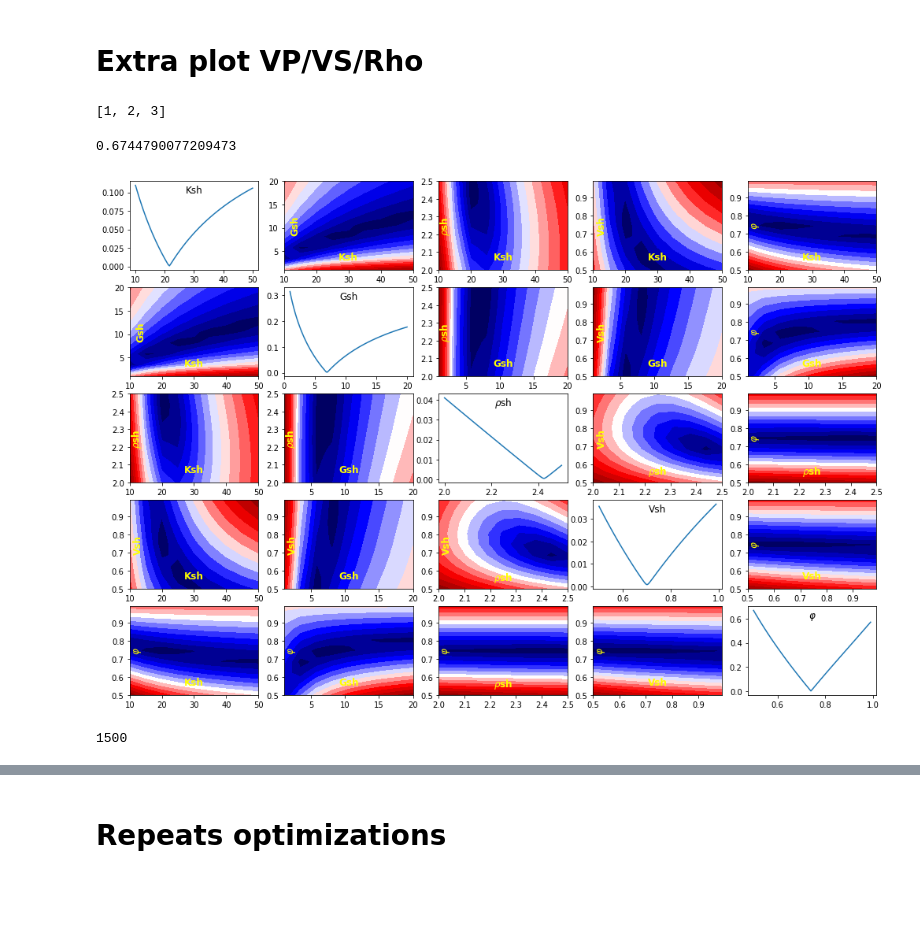
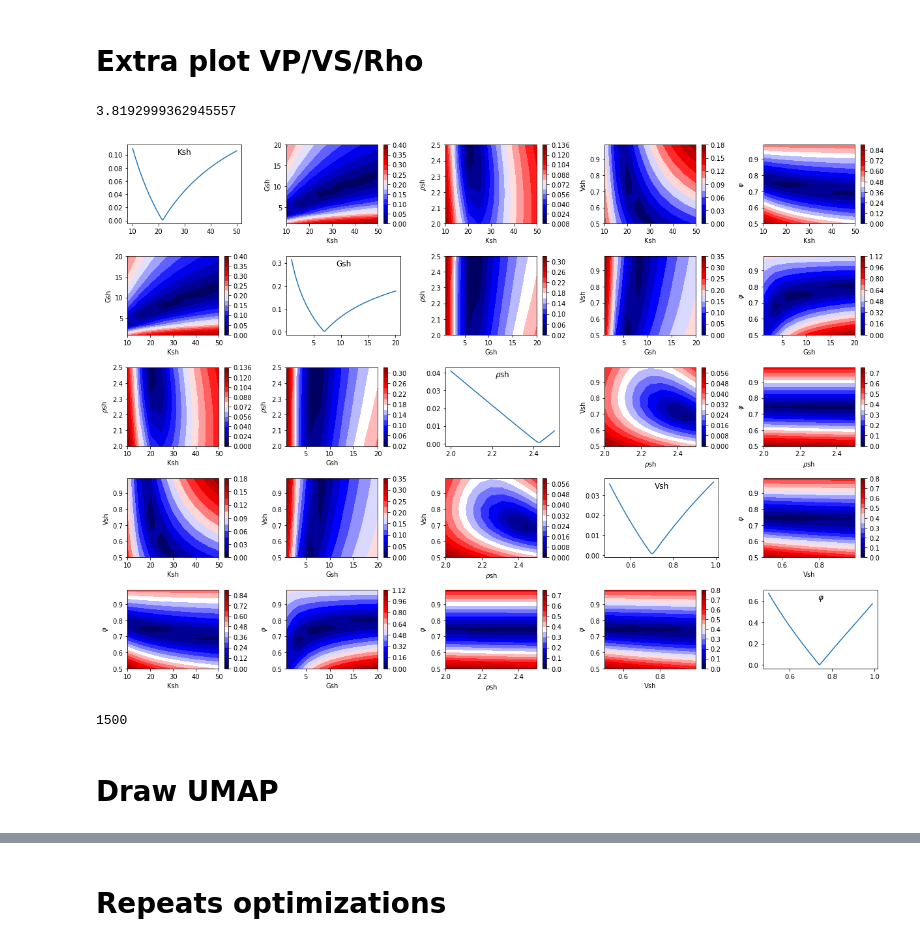
Before and after one commit to pnkrtm/rpsi, a Jupyter notebook: notebooks/white_sea_simple.ipynb, the cells around one changed output, grey strips where cells are left out. Drawn from its saved outputs; the diff is of its cells as text; code cells hidden in the pictures; blank space fills up the shorter version.

```diff
--- a/notebooks/white_sea_simple.ipynb
+++ b/notebooks/white_sea_simple.ipynb
@@ -100,7 +100,7 @@ def plot_2D_err(forward_params, nvals, ncontous=10, points=None, fig=None, ax=No
         fig, ax = plt.subplots()
 
     im = ax.contourf(X, Y, Z, ncontous, cmap='seismic')
-#     fig.colorbar(im, ax=ax)
+    fig.colorbar(im, ax=ax)
 
     if points is not None:
         ax.plot(points[0], points[1], marker='o', color='green', markersize=5)
@@ -636,20 +638,20 @@ for i, ol1 in enumerate(optimization_list):
 
 #             if j == 0 or i == 0 or j == len(optimization_list) - 1 or i == len(optimization_list) - 1:
 
-            common_plot_params = {
-                'labelpad':-40,
-                'color': 'yellow',
-                'weight': 'bold',
-                'fontsize': 12
-            }
+#             common_plot_params = {
+#                 'labelpad':-40,
+#                 'color': 'yellow',
+#                 'weight': 'bold',
+#                 'fontsize': 12
+#             }
 
             if i > j:
-                axes[i,j].set_xlabel(labels_dict[ol2], **common_plot_params)
-                axes[i,j].set_ylabel(labels_dict[ol1], **common_plot_params)
+                axes[i,j].set_xlabel(labels_dict[ol2])
+                axes[i,j].set_ylabel(labels_dict[ol1])
 
             elif i < j:
-                axes[i,j].set_xlabel(labels_dict[ol1], **common_plot_params)
-                axes[i,j].set_ylabel(labels_dict[ol2], **common_plot_params)
+                axes[i,j].set_xlabel(labels_dict[ol1])
+                axes[i,j].set_ylabel(labels_dict[ol2])
 
 #                 if j == len(optimization_list) - 1:
 #                     axes[i,j].yaxis.set_label_position("right")
@@ -661,6 +663,7 @@ for i, ol1 in enumerate(optimization_list):
 
 
 print(time.time() - start_time)
+plt.tight_layout()
 
 plt.show()
 # %% [output]
@@ -669,9 +679,5 @@ plt.show()
 # %% [markdown]
 # Extra plot VP/VS/Rho
-# %%
-[1,2,3]
-# %% [output]
-[1, 2, 3]
 # %%
 def rmsre(obs, mod):
     arr = ((obs - mod) / obs) ** 2
@@ -745,46 +751,49 @@ for i, ol1 in enumerate(optimization_list):
             else:
                 layer_2_rp['components'][key]["optimize"] = False
 
         layer_2 = Layer1D(h[1],
               rp_attribute=RockPhysicsAttribute(layer_2_rp['components'], layer_2_rp['name']),
               seism_attribute=None,
               opt=LayerOPT.RP)
 
         forward_params['model'] = SeismicModel1D([layer_1, layer_2, layer_3, layer_4])
 
         if ol1 == ol2:
             plot_1D_err(forward_params, 100, ax=axes[i, j], err_func=vpvsrho_err_func, err_func_params=err_func_params)
             axes[i,j].set_xlabel(labels_dict[ol1], labelpad=-15, fontsize=12)
             axes[i,j].xaxis.set_label_position("top")
 
         else:
 #             print(ol1, ol2)
             plot_2D_err(forward_params, [8, 8], 15, fig=fig, ax=axes[i, j], err_func=vpvsrho_err_func, err_func_params=err_func_params)
 
-            common_plot_params = {
-                'labelpad':-40,
-                'color': 'yellow',
-                'weight': 'bold',
-                'fontsize': 12
-            }
+#             common_plot_params = {
+#                 'labelpad':-40,
+#                 'color': 'yellow',
+#                 'weight': 'bold',
+#                 'fontsize': 12
+#             }
 
             if i > j:
-                axes[i,j].set_xlabel(labels_dict[ol2], **common_plot_params)
-                axes[i,j].set_ylabel(labels_dict[ol1], **common_plot_params)
+                axes[i,j].set_xlabel(labels_dict[ol2])
+                axes[i,j].set_ylabel(labels_dict[ol1])
 
             elif i < j:
-                axes[i,j].set_xlabel(labels_dict[ol1], **common_plot_params)
-                axes[i,j].set_ylabel(labels_dict[ol2], **common_plot_params)
+                axes[i,j].set_xlabel(labels_dict[ol1])
+                axes[i,j].set_ylabel(labels_dict[ol2])
 
 
 
 print(time.time() - start_time)
 
+plt.tight_layout()
 plt.show()
 # %% [output]
-0.6744790077209473
+3.8192999362945557
-[figure, old version]
+[figure, new version]
 # %%
 forward_params['model'].layers[0].seism_attribute.vp
 # %% [output]
 1500
+# %% [markdown]
+# Draw UMAP
```
Also changed, not shown: parts of 14 cells of this notebook, 1 other file.
